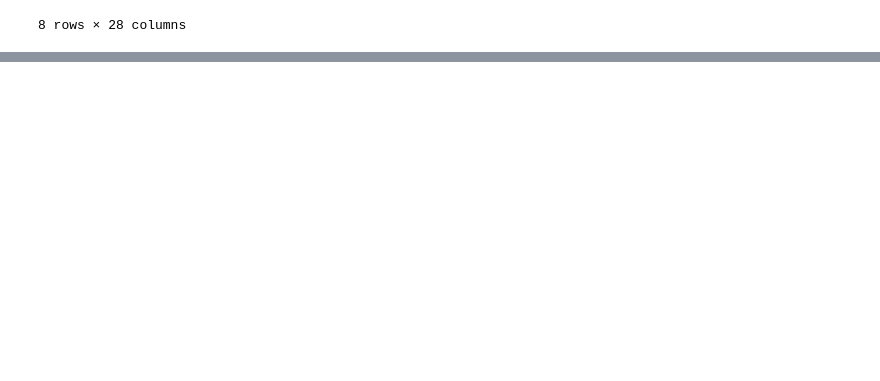
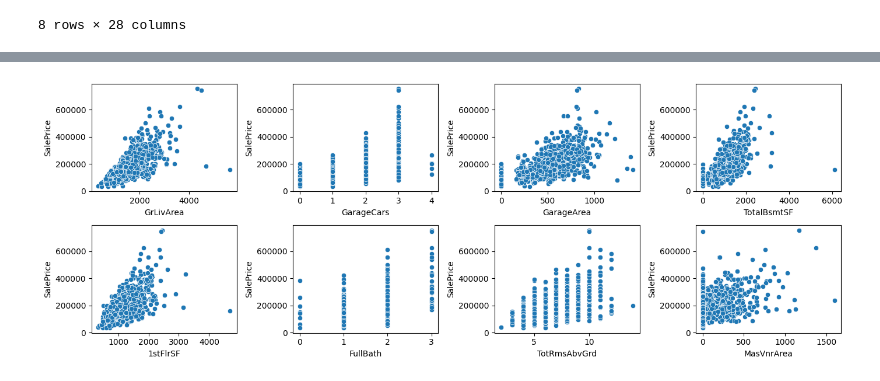
Before and after one commit to EL-MEHDI-git/Kaggle-competition-house-prices-advanced-regression-techniques, a Jupyter notebook: house-prices-advanced-regression-techniques.ipynb, the cells around one changed output, grey strips where cells are left out. Saved outputs shown, nothing was run; the diff lists cells and outputs as text; code cells hidden in the pictures; blank space fills up the shorter version.

```diff
--- a/house-prices-advanced-regression-techniques.ipynb
+++ b/house-prices-advanced-regression-techniques.ipynb
@@ -95,0 +137,19 @@ df_numerical.loc[df_numerical['MasVnrArea'].isna(), "MasVnrArea"] = df_numerical
+# %%
+import warnings
+warnings.filterwarnings("ignore", message=".*is_categorical_dtype is deprecated.*", category=FutureWarning)
+
+fig, axs = plt.subplots(2, 4, figsize=(14, 5))
+
+sns.scatterplot(data=df, x="GrLivArea", y="SalePrice", ax=axs[0, 0])
+sns.scatterplot(data=df, x="GarageCars", y="SalePrice", ax=axs[0, 1])
+sns.scatterplot(data=df, x="GarageArea", y="SalePrice", ax=axs[0, 2])
+sns.scatterplot(data=df, x="TotalBsmtSF", y="SalePrice", ax=axs[0, 3])
+sns.scatterplot(data=df, x="1stFlrSF", y="SalePrice", ax=axs[1, 0])
+sns.scatterplot(data=df, x="FullBath", y="SalePrice",  ax=axs[1, 1])
+sns.scatterplot(data=df, x="TotRmsAbvGrd", y="SalePrice", ax=axs[1, 2])
+sns.scatterplot(data=df, x="MasVnrArea", y="SalePrice",  ax=axs[1, 3])
+
+plt.tight_layout()
+plt.show()
+# %% [output]
+[figure, added]
```
Also changed, not shown: parts of 21 cells of this notebook.
